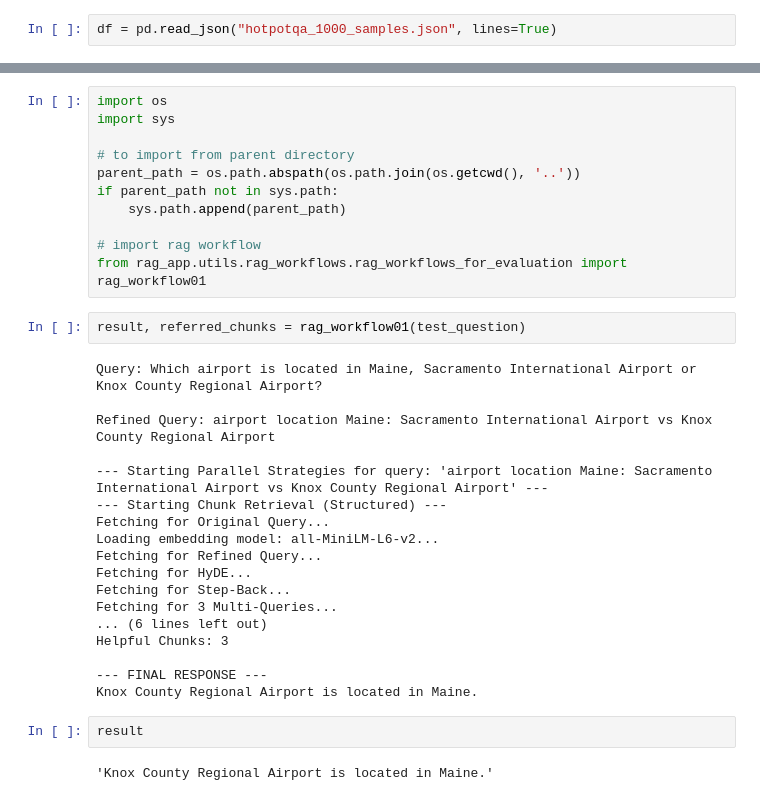
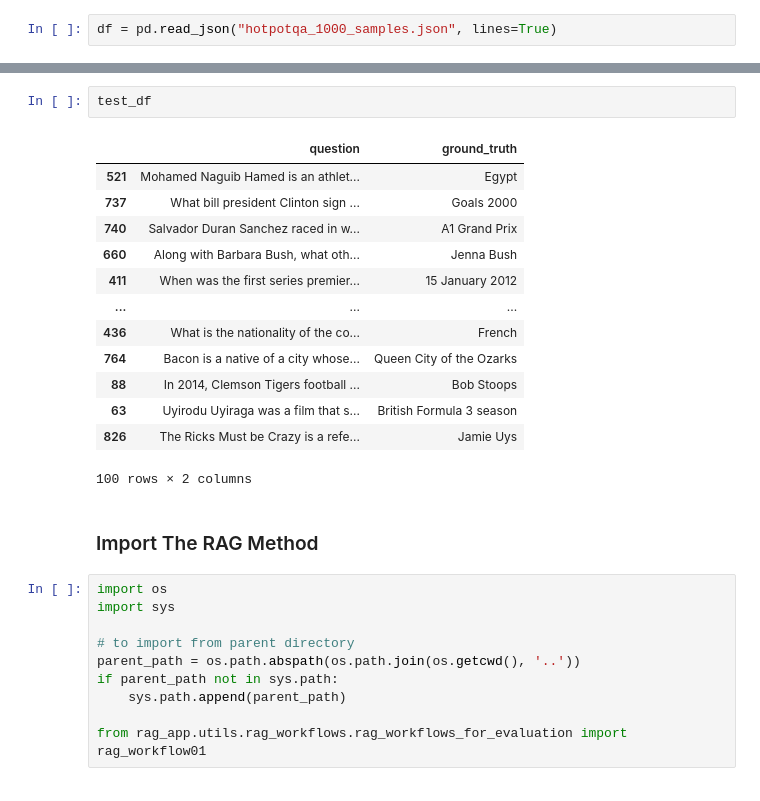
Before and after one commit to safakatakancelik/rag-system-00-and-eval, a Jupyter notebook: evaluation/prepare_test_responses.ipynb, the cells around one changed output, grey strips where cells are left out. Drawn from its saved outputs; the diff is of its cells as text.

```diff
--- a/evaluation/prepare_test_responses.ipynb
+++ b/evaluation/prepare_test_responses.ipynb
@@ -21,3 +36,21 @@ test_question
+# %%
+test_df
+# %% [output]
+|  | question | ground_truth |
+| 521 | Mohamed Naguib Hamed is an athlet... | Egypt |
+| 737 | What bill president Clinton sign ... | Goals 2000 |
+| 740 | Salvador Duran Sanchez raced in w... | A1 Grand Prix |
+| 660 | Along with Barbara Bush, what oth... | Jenna Bush |
+| 411 | When was the first series premier... | 15 January 2012 |
+| ... | ... | ... |
+| 436 | What is the nationality of the co... | French |
+| 764 | Bacon is a native of a city whose... | Queen City of the Ozarks |
+| 88 | In 2014, Clemson Tigers football ... | Bob Stoops |
+| 63 | Uyirodu Uyiraga was a film that s... | British Formula 3 season |
+| 826 | The Ricks Must be Crazy is a refe... | Jamie Uys |
+100 rows × 2 columns
+# %% [markdown]
+### Import The RAG Method
 # %%
 import os
 import sys
@@ -27,29 +60,4 @@ parent_path = os.path.abspath(os.path.join(os.getcwd(), '..'))
 if parent_path not in sys.path:
     sys.path.append(parent_path)
 
-# import rag workflow
 from rag_app.utils.rag_workflows.rag_workflows_for_evaluation import rag_workflow01
-# %%
-result, referred_chunks = rag_workflow01(test_question)
-# %% [output]
-Query: Which airport is located in Maine, Sacramento International Airport or Knox County Regional Airport?
-
-Refined Query: airport location Maine: Sacramento International Airport vs Knox County Regional Airport
-
---- Starting Parallel Strategies for query: 'airport location Maine: Sacramento International Airport vs Knox County Regional Airport' ---
---- Starting Chunk Retrieval (Structured) ---
-Fetching for Original Query...
-Loading embedding model: all-MiniLM-L6-v2...
-Fetching for Refined Query...
-Fetching for HyDE...
-Fetching for Step-Back...
-Fetching for 3 Multi-Queries...
-... (6 lines left out)
-Helpful Chunks: 3
-
---- FINAL RESPONSE ---
-Knox County Regional Airport is located in Maine.
-# %%
-result
-# %% [output]
-'Knox County Regional Airport is located in Maine.'
```
Also changed, not shown: parts of 15 cells of this notebook, 3 other files.
